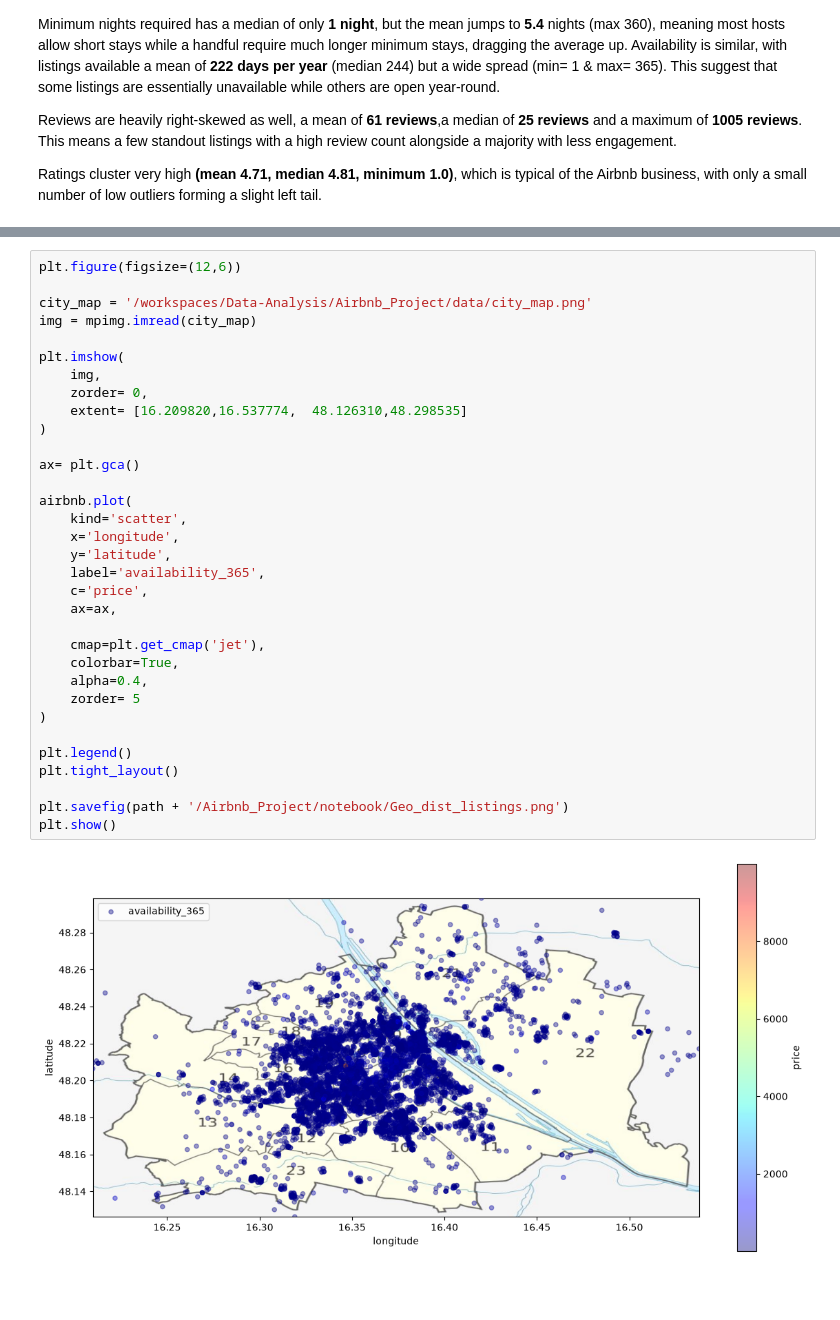
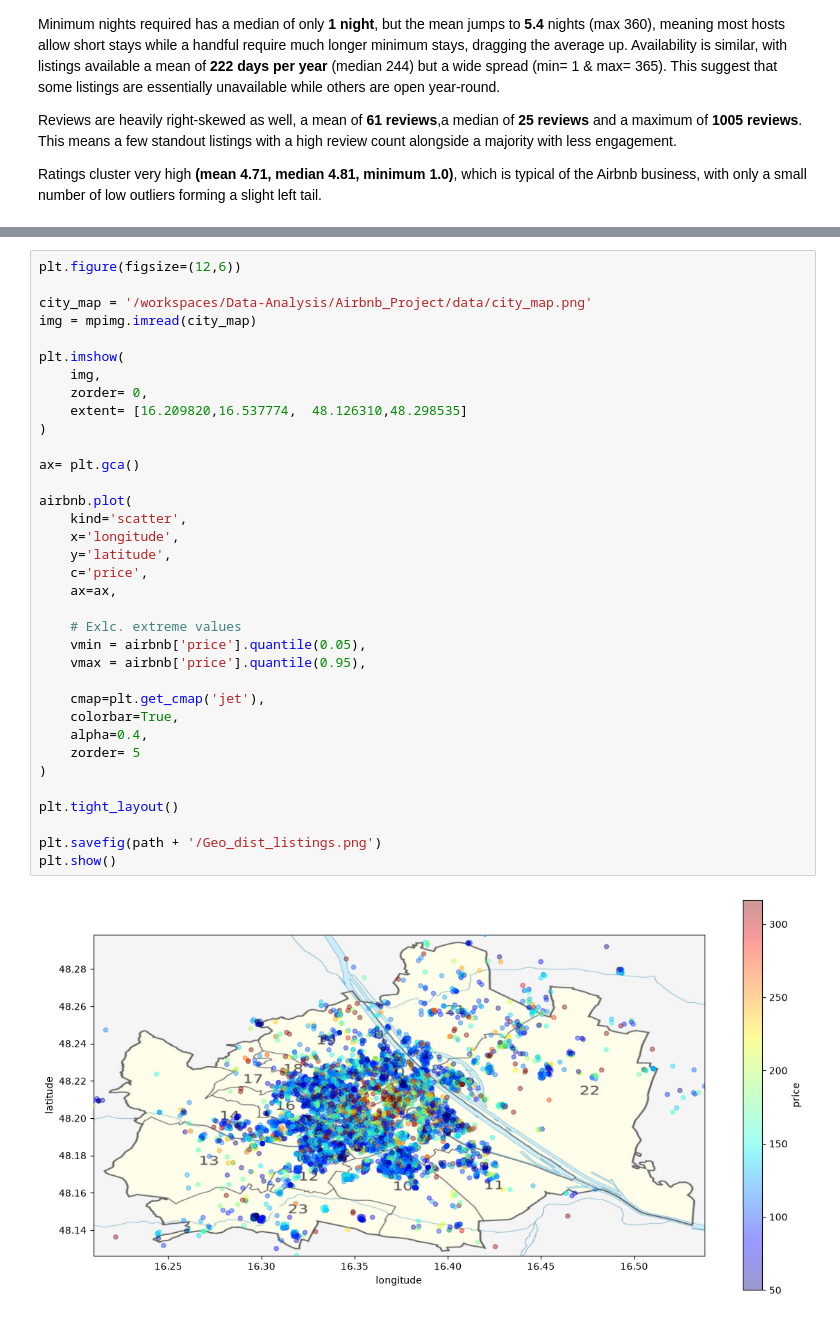
Before and after one commit to CccRosela/Vienna-Airbnb-Data-Analysis, a Jupyter notebook: Airbnb_Project/notebook/Airbnb_Analysis.ipynb, the cells around one changed output, grey strips where cells are left out. Saved outputs shown, nothing was run; the diff lists cells and outputs as text; blank space fills up the shorter version.

```diff
--- a/Airbnb_Project/notebook/Airbnb_Analysis.ipynb
+++ b/Airbnb_Project/notebook/Airbnb_Analysis.ipynb
@@ -442,34 +518,36 @@ geo = airbnb.plot(
 plt.figure(figsize=(12,6))
 
 city_map = '/workspaces/Data-Analysis/Airbnb_Project/data/city_map.png'
 img = mpimg.imread(city_map)
 
 plt.imshow(
     img,
     zorder= 0,
     extent= [16.209820,16.537774,  48.126310,48.298535]
 )
 
 ax= plt.gca()
 
 airbnb.plot(
     kind='scatter',
     x='longitude',
     y='latitude',
-    label='availability_365',
     c='price',
     ax=ax,
+
+    # Exlc. extreme values
+    vmin = airbnb['price'].quantile(0.05),
+    vmax = airbnb['price'].quantile(0.95),
 
     cmap=plt.get_cmap('jet'),
     colorbar=True,
     alpha=0.4,
     zorder= 5
 )
 
-plt.legend()
 plt.tight_layout()
 
-plt.savefig(path + '/Airbnb_Project/notebook/Geo_dist_listings.png')
+plt.savefig(path + '/Geo_dist_listings.png')
 plt.show()
 # %% [output]
-[figure, old version]
+[figure, new version]
```
Also changed, not shown: parts of 30 cells of this notebook, 6 other files.
